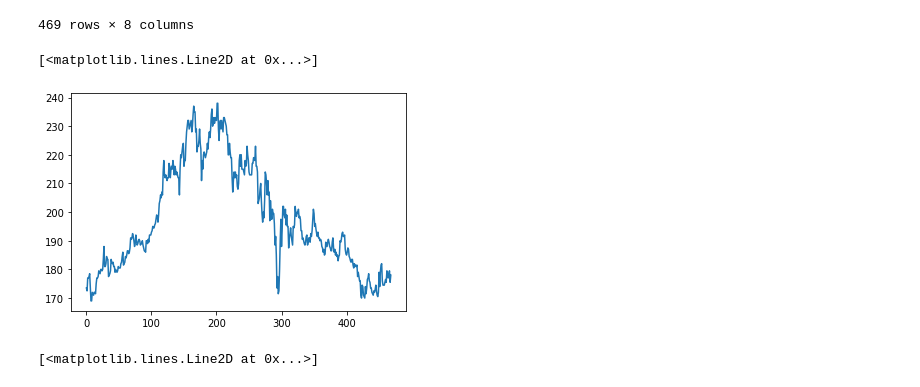
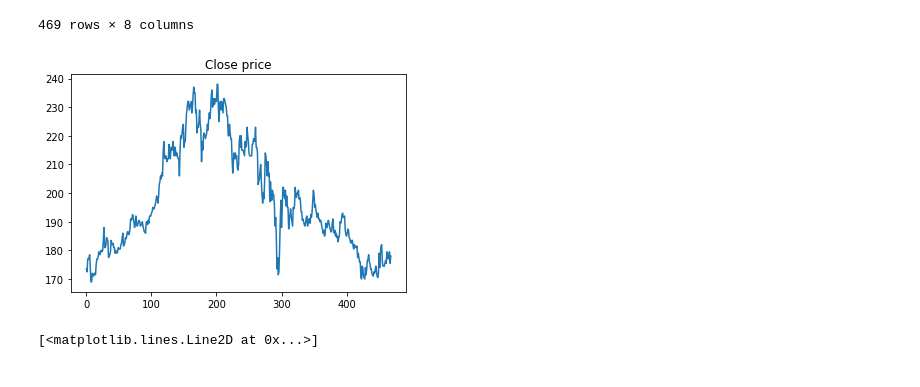
Before and after one commit to jirayut2942/time-series-forecasting-model, a Jupyter notebook: LSTM.ipynb, the cells around one changed output. Saved outputs shown, nothing was run; the diff lists cells and outputs as text; code cells hidden in the pictures.

```diff
--- a/LSTM.ipynb
+++ b/LSTM.ipynb
@@ -58,10 +59,11 @@ data
 # %%
 data
 df_close =  data.reset_index()['Close']
 plt.plot(df_close)
+plt.title("Close price")
+plt.show()
 # %% [output]
-[<matplotlib.lines.Line2D at 0x...>]
-[figure, old version]
+[figure, new version]
 # %%
 # trans -- 0,1
 scaler=MinMaxScaler(feature_range=(0,1))
```
Also changed, not shown: parts of 11 cells of this notebook, 1 other file.
